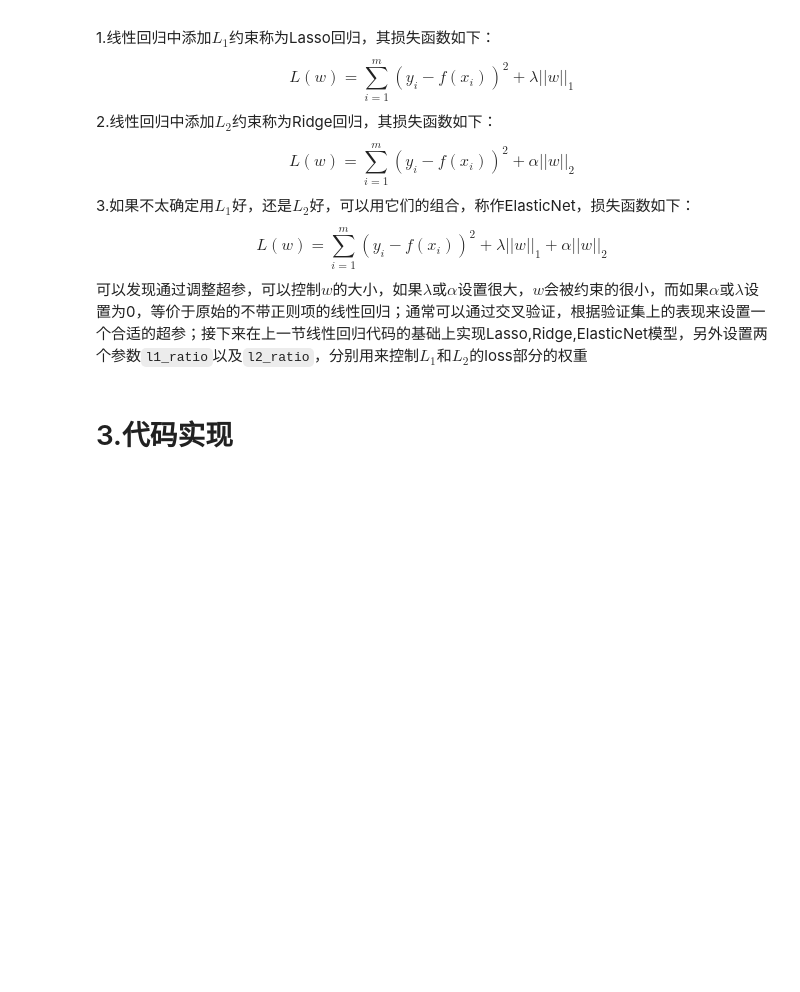
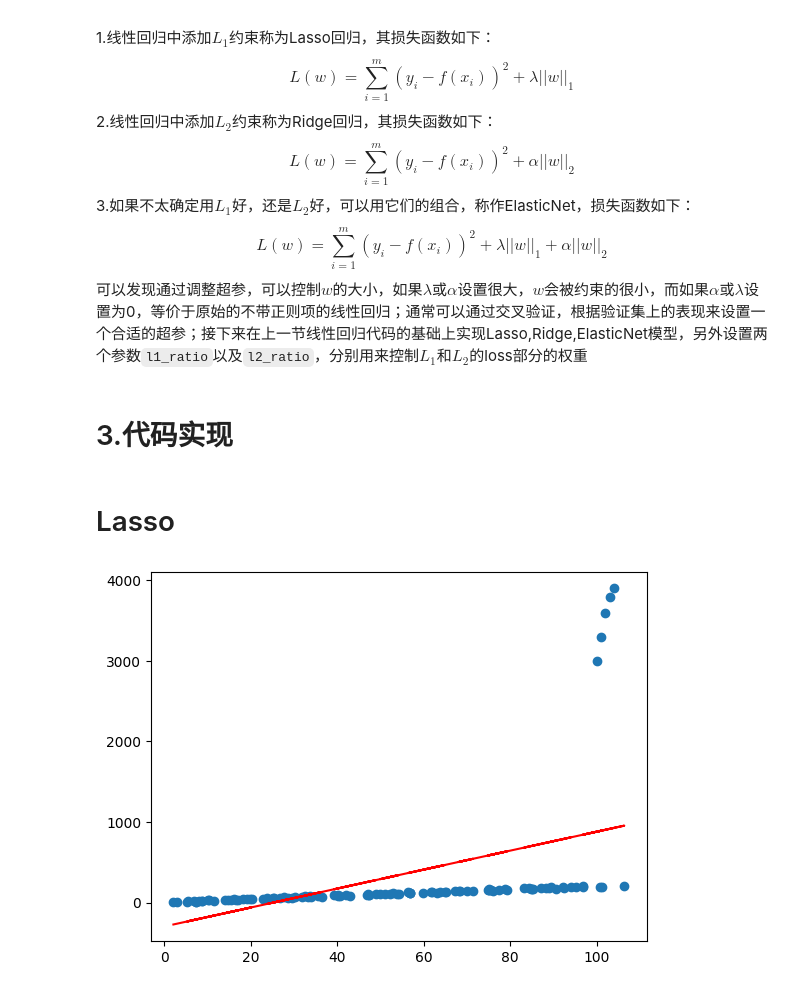
Before and after one commit to BrenchCC/ML_Learning_Notes, a Jupyter notebook: ml_model_notebooks/01_linear_model_linear_regression_regularization(Lasso, Ridge, ElasticNet).ipynb, the cells around one changed output. Saved outputs shown, nothing was run; the diff lists cells and outputs as text; code cells hidden in the pictures; blank space fills up the shorter version.

Commit message:
finished code of linear model with regularization chapter 01 and utils.py for some normal function

```diff
--- a/ml_model_notebooks/01_linear_model_linear_regression_regularization(Lasso, Ridge, ElasticNet).ipynb
+++ b/ml_model_notebooks/01_linear_model_linear_regression_regularization(Lasso, Ridge, ElasticNet).ipynb
@@ -205,0 +395,8 @@ $$
+# %% [markdown]
+# Lasso
+# %%
+lasso = LinearRegression(l1_ratio = 100)
+lasso.fit(X[:,:-1],Y)
+lasso.plot_fit_boundary(X[:,:-1],Y)
+# %% [output]
+[figure, added]
```
Also changed, not shown: parts of 9 cells of this notebook, 2 other files.
